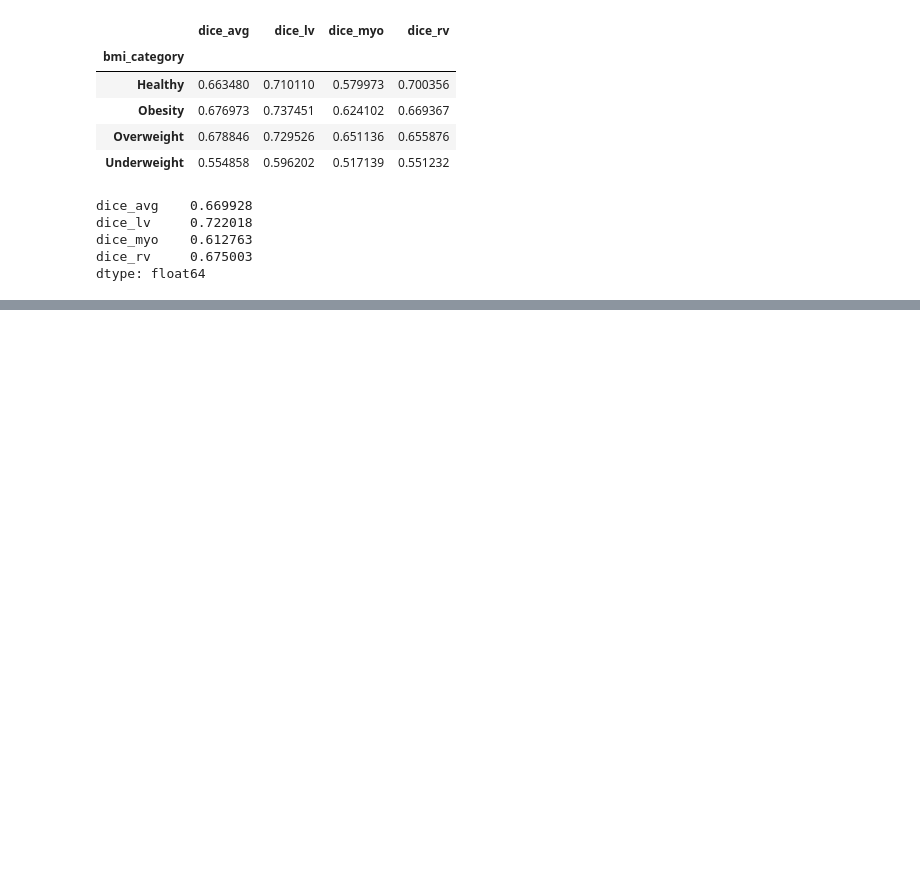
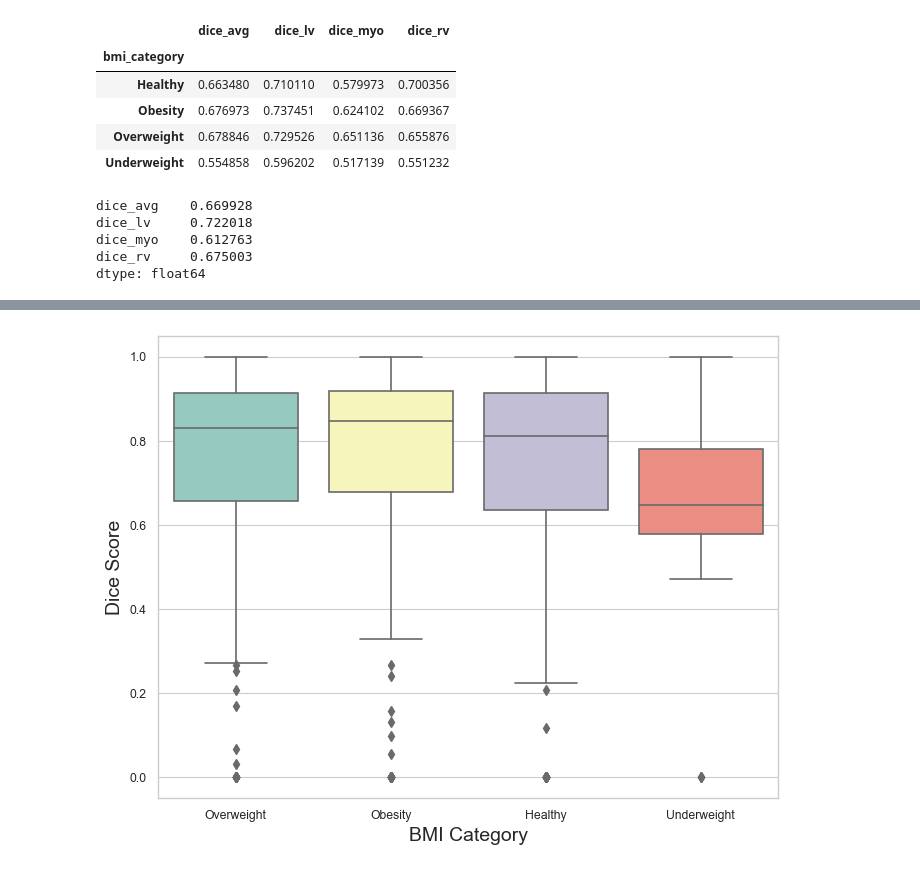
Before and after one commit to msskzx/FCT, a Jupyter notebook: fct_acdc_analysis.ipynb, the cells around one changed output, grey strips where cells are left out. Cells and saved outputs as stored; diff of their text form; code cells hidden in the pictures; blank space fills up the shorter version.

```diff
--- a/fct_acdc_analysis.ipynb
+++ b/fct_acdc_analysis.ipynb
@@ -94,0 +107,4 @@ plt.show()
+# %%
+plot_bmi_dice(bmi, 'dice_lv')
+# %% [output]
+[figure, added]
```
Also changed, not shown: parts of 6 cells of this notebook.
